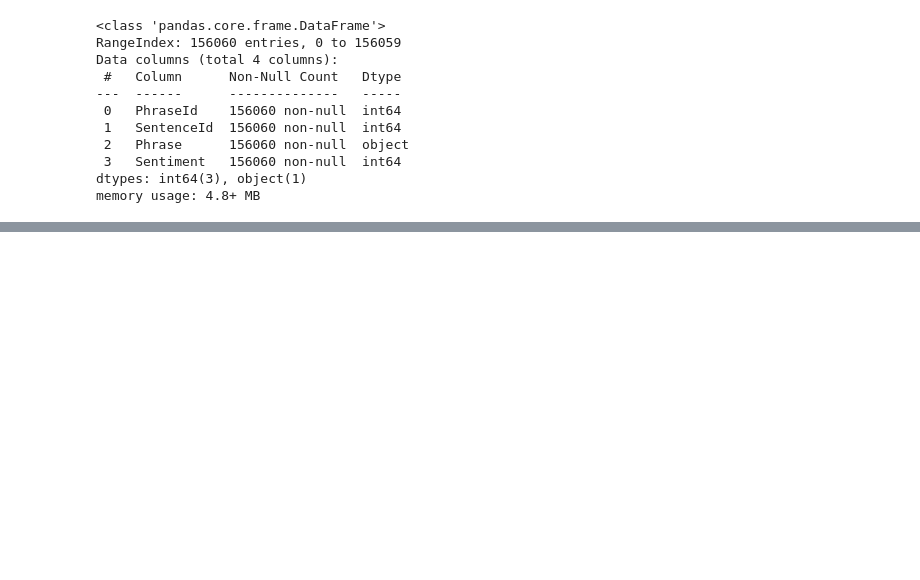
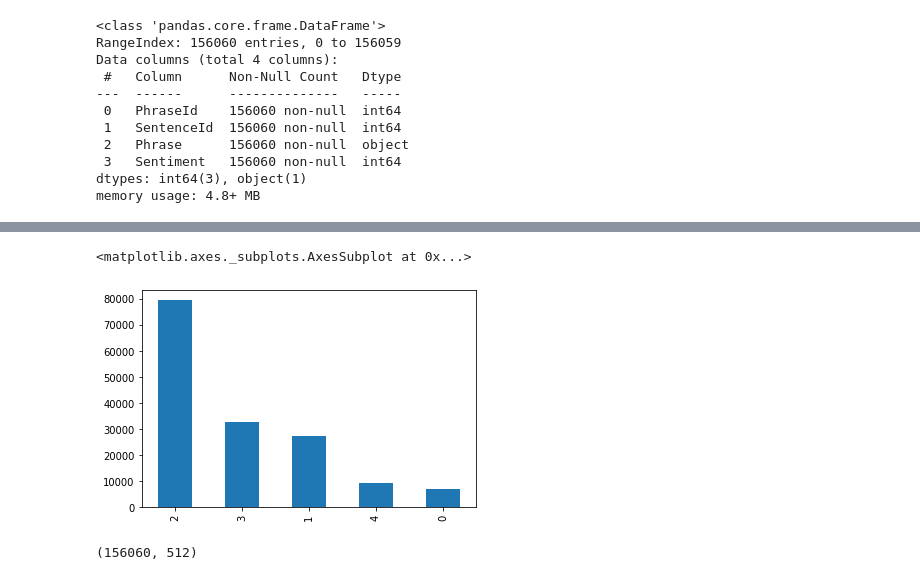
Before and after one commit to pksvv/lang-transformers, a Jupyter notebook: TF_SentimentAnalysis.ipynb, the cells around one changed output, grey strips where cells are left out. Drawn from its saved outputs; the diff is of its cells as text; code cells hidden in the pictures; blank space fills up the shorter version.

```diff
--- a/TF_SentimentAnalysis.ipynb
+++ b/TF_SentimentAnalysis.ipynb
@@ -123,0 +140,11 @@ memory usage: 4.8+ MB
+# %%
+df['Sentiment'].value_counts().plot(kind='bar')
+# %% [output]
+<matplotlib.axes._subplots.AxesSubplot at 0x...>
+[figure, added]
+# %%
+seq_len=512
+num_samples=len(df)
+num_samples,seq_len
+# %% [output]
+(156060, 512)
```
Also changed, not shown: parts of 10 cells of this notebook.
